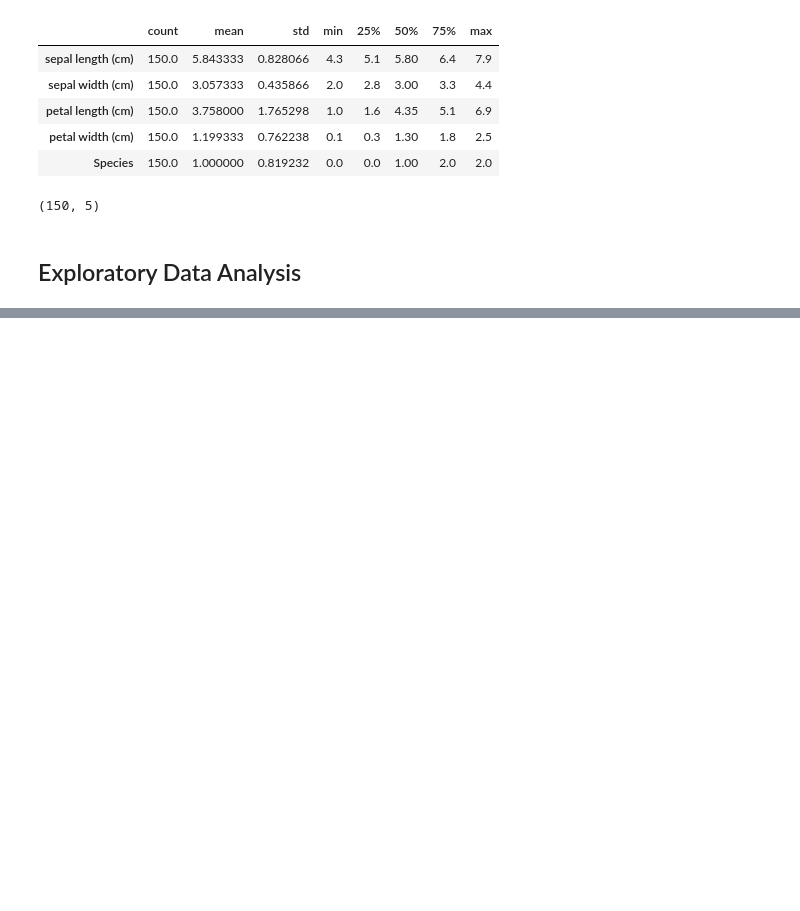
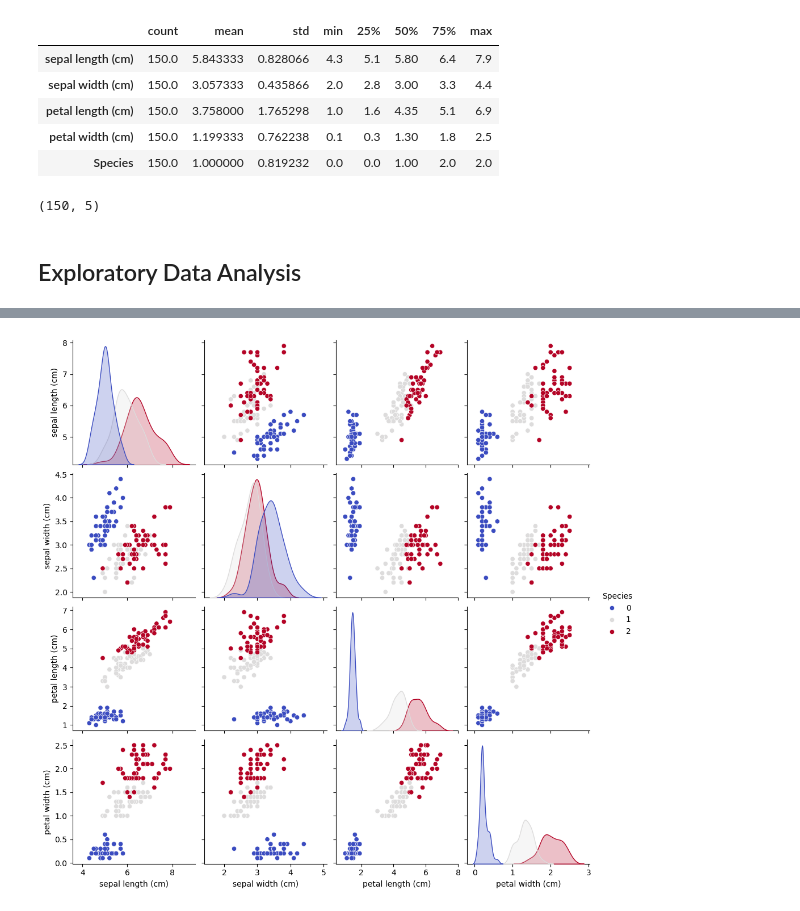
Before and after one commit to cmurray4492/PythonProjects, a Jupyter notebook: Machine_Learning/XGBoost/xgboost_book1_iris_classifier.ipynb, the cells around one changed output, grey strips where cells are left out. Cells and saved outputs as stored; diff of their text form; code cells hidden in the pictures; blank space fills up the shorter version.

```diff
--- a/Machine_Learning/XGBoost/xgboost_book1_iris_classifier.ipynb
+++ b/Machine_Learning/XGBoost/xgboost_book1_iris_classifier.ipynb
@@ -76,0 +96,4 @@ plt.show()
+# %%
+sns.pairplot(data=irisdata, hue="Species", palette="coolwarm");
+# %% [output]
+[figure, added]
```
Also changed, not shown: parts of 25 cells of this notebook.
